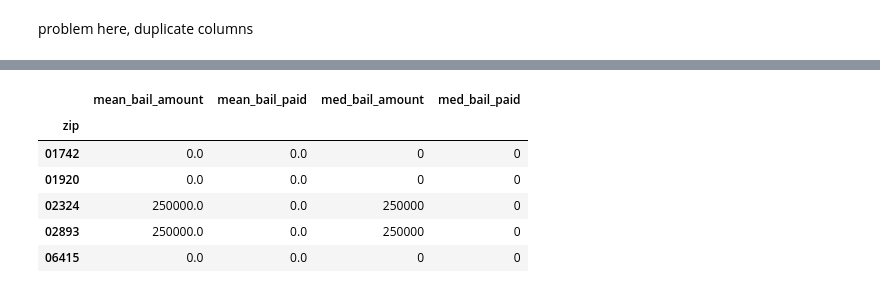
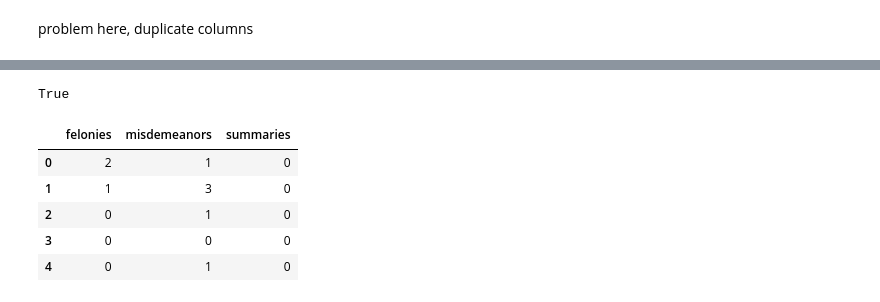
Before and after one commit to dzhen19/philly-bail, a Jupyter notebook: EDA/philly.ipynb, the cells around one changed output, grey strips where cells are left out. Drawn from its saved outputs; the diff is of its cells as text; code cells hidden in the pictures.

```diff
--- a/EDA/philly.ipynb
+++ b/EDA/philly.ipynb
@@ -67,6 +75,6 @@ for i in parsed:
         all_crimes.append(j)
 s_all = pd.Series(all_crimes)
 # %%
-pd.option_context('display.max_rows', None, 'display.max_columns', None)
-s_all.value_counts().head(200)
+pd.set_option('display.max_rows', None)
+s_all.value_counts().head(50)
 # %% [output]
@@ -94,8 +97,0 @@ dtype: int64
-# %%
-pd.set_option('display.max_rows', None, 'display.max_columns', None)
-df['zip'].value_counts().head(100)
-
-#take only first part of zipcode
-df['zip'] = df['zip'].str.split("-", expand=True)[0]
-
-df['zip'] = df['zip'].apply(lambda x: '0'+str(x) if len(str(x))==4 else x)
@@ -111,10 +97,0 @@ df_zip = pd.concat([df_zip_mean, df_zip_med], axis = 1)
-# %%
-df_zip.head()
-# %% [output]
-|  | mean_bail_amount | mean_bail_paid | med_bail_amount | med_bail_paid |
-| zip |  |  |  |  |
-| 01742 | 0.0 | 0.0 | 0 | 0 |
-| 01920 | 0.0 | 0.0 | 0 | 0 |
-| 02324 | 250000.0 | 0.0 | 250000 | 0 |
-| 02893 | 250000.0 | 0.0 | 250000 | 0 |
-| 06415 | 0.0 | 0.0 | 0 | 0 |
@@ -120,0 +176,44 @@ df_zip.head()
+# %%
+crime = "Kidnapping"
+is_felony = crime.lower() in felonies_1_kw
+print(is_felony)
+# %% [output]
+True
+# %%
+#easy case: crimes are keywords themselves
+def bin_fel(offenses):
+  charges = 0
+  offenses = [x.lower() for x in offenses]
+  for offense in offenses:
+    if any(kw in offense for kw in felony_kw):
+      charges+=1
+  return charges
+
+def bin_mis(offenses):
+  charges = 0
+  offenses = [x.lower() for x in offenses]
+  for offense in offenses:
+    if any(kw in offense for kw in misdemeanor_kw):
+      charges+=1
+  return charges
+
+def bin_sum(offenses):
+  charges = 0
+  offenses = [x.lower() for x in offenses]
+  for offense in offenses:
+    if any(kw in offense for kw in summary_kw):
+      charges+=1
+  return charges
+
+df['felonies'] = df['parsed_offenses'].apply(bin_fel)
+df['misdemeanors'] = df['parsed_offenses'].apply(bin_mis)
+df['summaries'] = df['parsed_offenses'].apply(bin_sum)
+# %%
+df[['felonies', 'misdemeanors',  'summaries']].head()
+# %% [output]
+|  | felonies | misdemeanors | summaries |
+| 0 | 2 | 1 | 0 |
+| 1 | 1 | 3 | 0 |
+| 2 | 0 | 1 | 0 |
+| 3 | 0 | 0 | 0 |
+| 4 | 0 | 1 | 0 |
```
Also changed, not shown: parts of 10 cells of this notebook.
